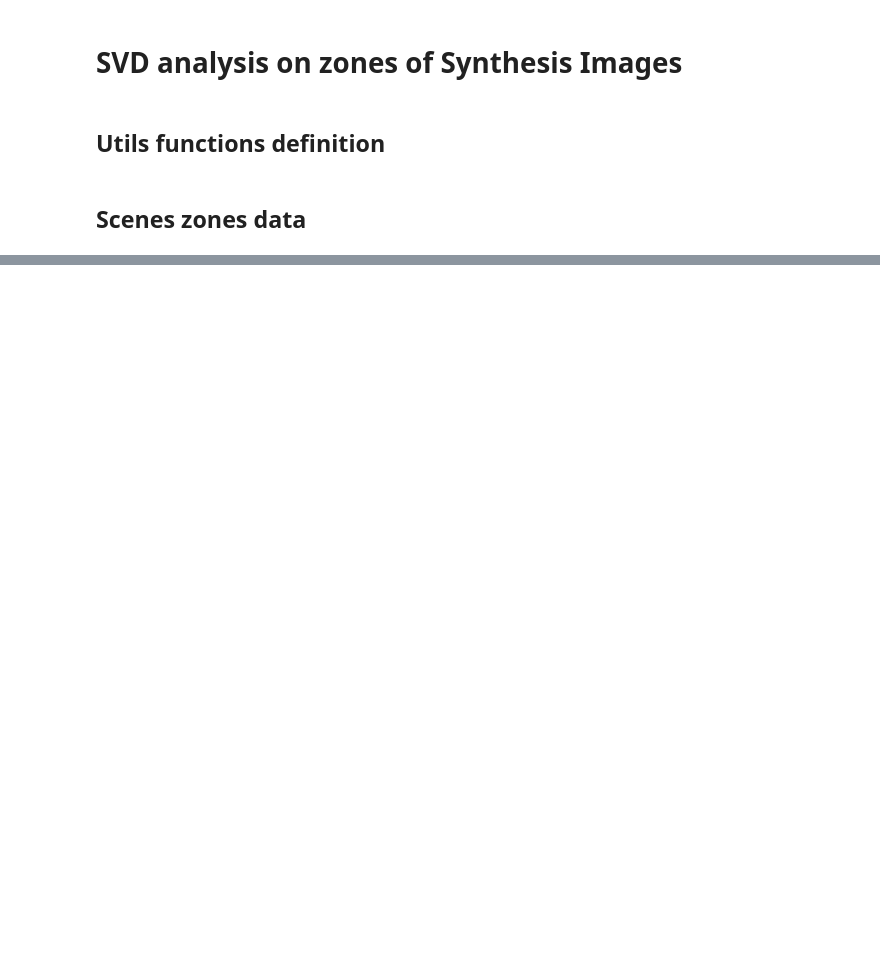
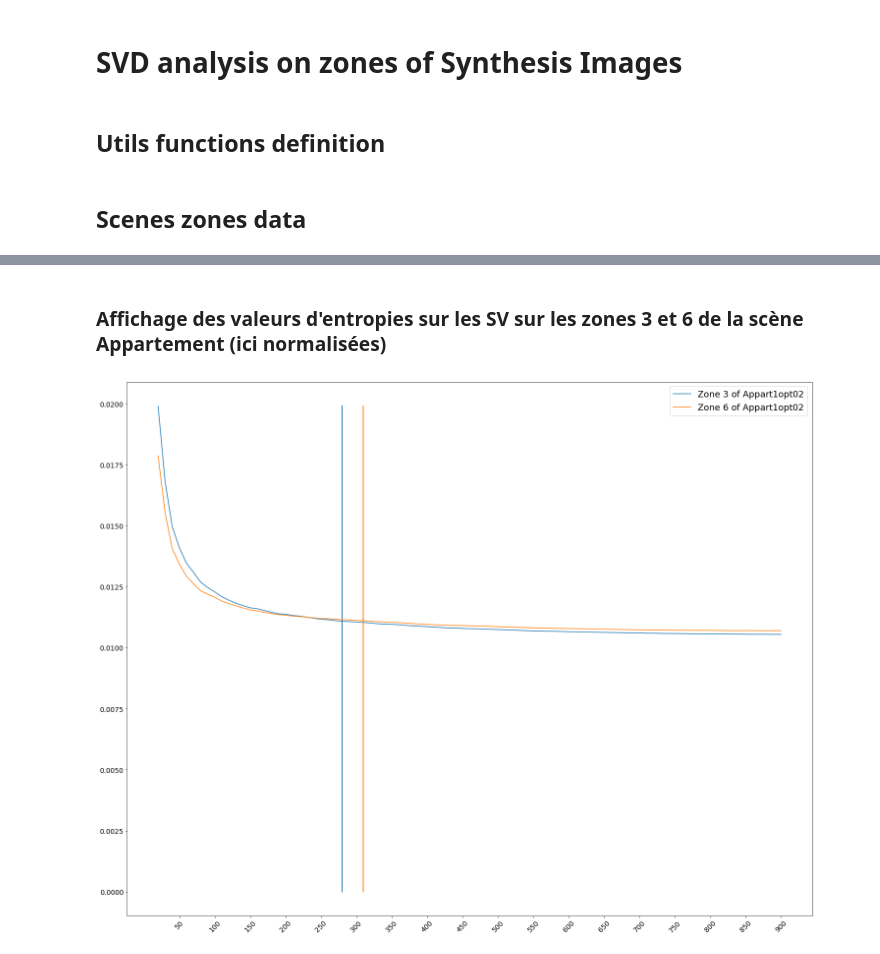
Before and after one commit to prise-3d/Thesis-NoiseDetection-attributes, a Jupyter notebook: analysis/svd_entropy_analysis.ipynb, the cells around one changed output, grey strips where cells are left out. Drawn from its saved outputs; the diff is of its cells as text; code cells hidden in the pictures; blank space fills up the shorter version.

```diff
--- a/analysis/svd_entropy_analysis.ipynb
+++ b/analysis/svd_entropy_analysis.ipynb
@@ -220,0 +284,6 @@ array([  1,   2,   3,   4,   5,   6,   7,   8,   9,  10,  11,  12,  13,
+# %% [markdown]
+### Affichage des valeurs d'entropies sur les SV sur les zones 3 et 6 de la scène Appartement (ici normalisées)
+# %%
+display_sv_entropy_zones(current_dict, zones_entropy_list, True)
+# %% [output]
+[figure, added]
```
Also changed, not shown: parts of 49 cells of this notebook.
